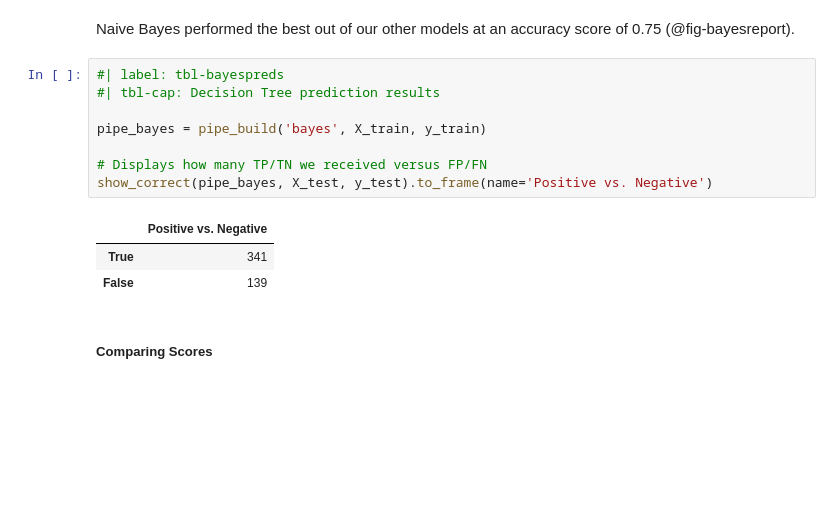
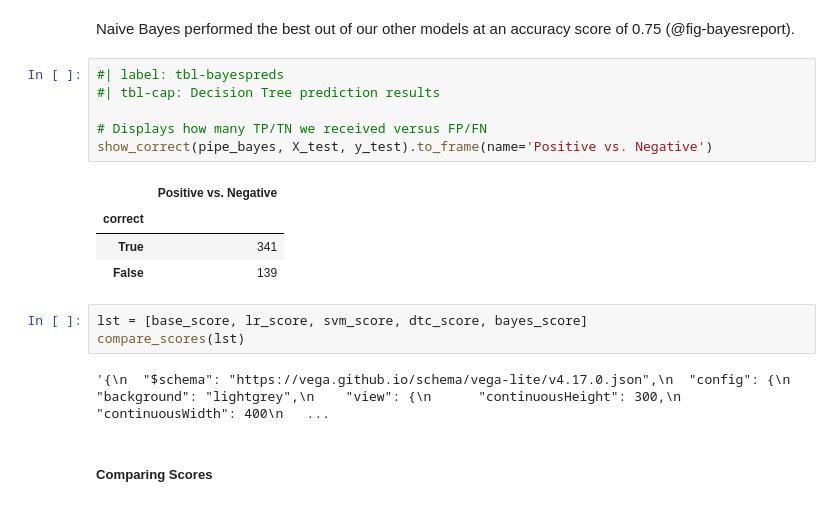
Before and after one commit to DSCI-310/is-it-good-wine, a Jupyter notebook: wineclassification.ipynb, the cells around one changed output. Cells and saved outputs as stored; diff of their text form; blank space fills up the shorter version.

```diff
--- a/wineclassification.ipynb
+++ b/wineclassification.ipynb
@@ -401,14 +432,18 @@ Naive Bayes performed the best out of our other models at an accuracy score of 0
 # %%
 #| label: tbl-bayespreds
 #| tbl-cap: Decision Tree prediction results
 
-pipe_bayes = pipe_build('bayes', X_train, y_train)
-
 # Displays how many TP/TN we received versus FP/FN
 show_correct(pipe_bayes, X_test, y_test).to_frame(name='Positive vs. Negative')
 # %% [output]
 |  | Positive vs. Negative |
+| correct |  |
 | True | 341 |
 | False | 139 |
+# %%
+lst = [base_score, lr_score, svm_score, dtc_score, bayes_score]
+compare_scores(lst)
+# %% [output]
+'{\n  "$schema": "https://vega.github.io/schema/vega-lite/v4.17.0.json",\n  "config": {\n    "background": "lightgrey",\n    "view": {\n      "continuousHeight": 300,\n      "continuousWidth": 400\n   ...
 # %% [markdown]
 ##### Comparing Scores
```
Also changed, not shown: parts of 30 cells of this notebook, 2 other files.
